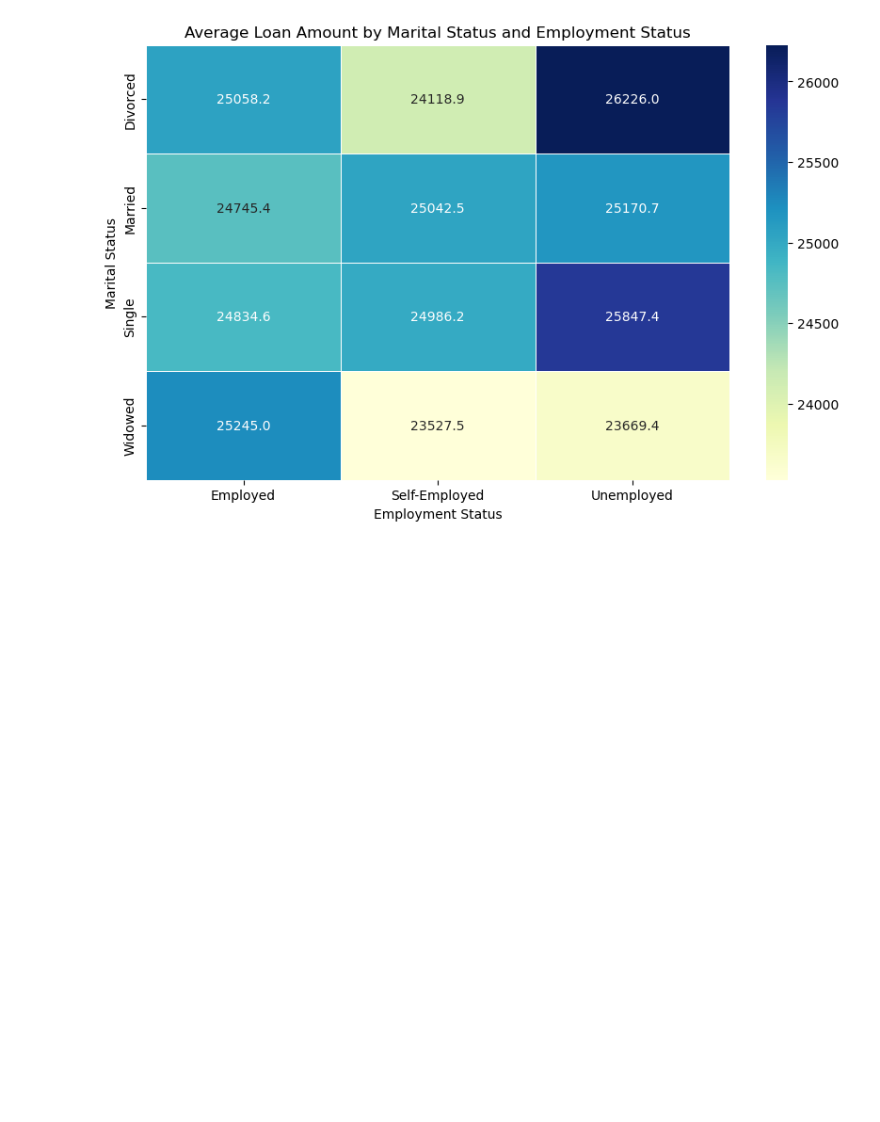
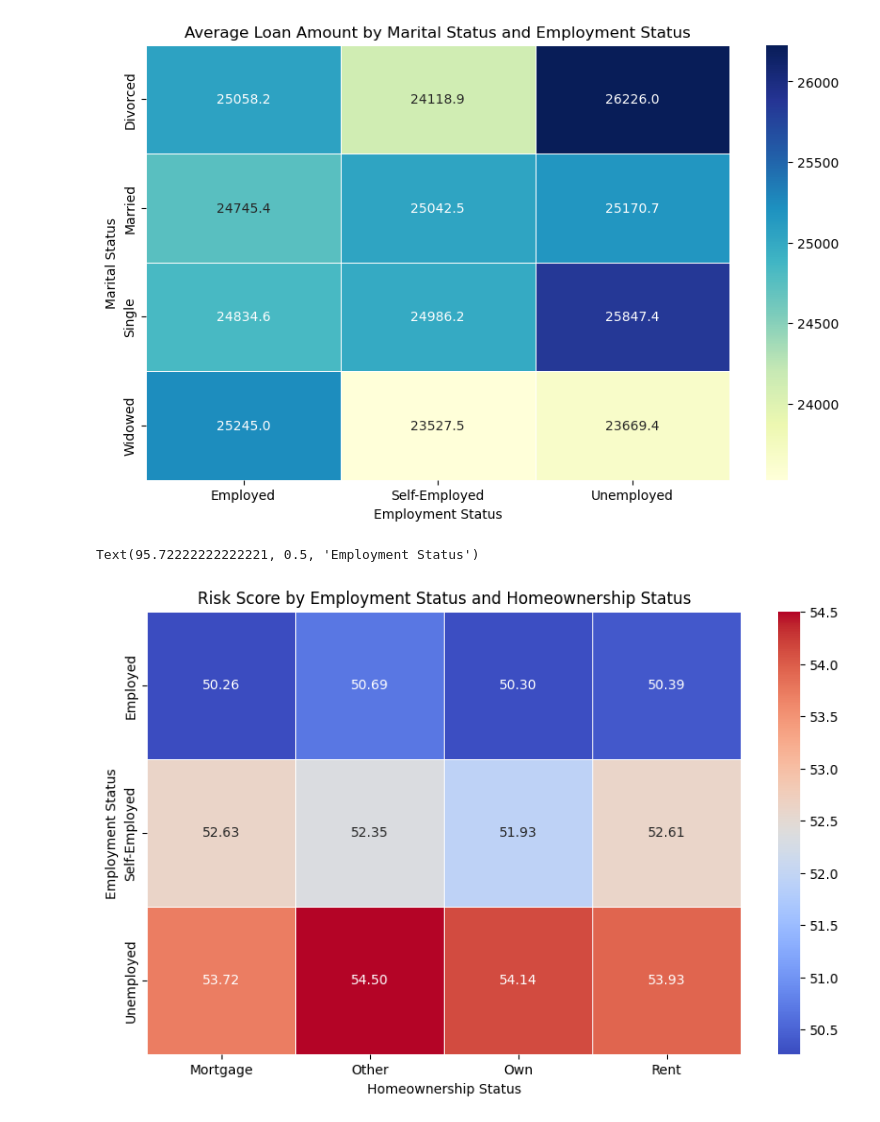
Before and after one commit to sreehari71198/financial-analysis, a Jupyter notebook: project.ipynb, the cells around one changed output. Drawn from its saved outputs; the diff is of its cells as text; code cells hidden in the pictures; blank space fills up the shorter version.

```diff
--- a/project.ipynb
+++ b/project.ipynb
@@ -4,4 +4,4 @@ import matplotlib.pyplot as plt
 import seaborn as sns
 # %%
 # Load the dataset
-df = pd.read_csv('Loan.csv')
+df = pd.read_csv('/content/sample_data/Loan.csv')
@@ -225,3 +271,14 @@ plt.ylabel('Marital Status')
 plt.show()
 # %% [output]
 [figure]
+# %%
+# heatmap of employment status and homeownership status with risk scoring
+plt.figure(figsize=(10, 6))
+pivot_table = df.pivot_table(index='EmploymentStatus', columns='HomeOwnershipStatus', values='RiskScore', aggfunc='mean')
+sns.heatmap(pivot_table, annot=True, fmt=".2f", cmap="coolwarm", linewidths=0.5)
+plt.title('Risk Score by Employment Status and Homeownership Status')
+plt.xlabel('Homeownership Status')
+plt.ylabel('Employment Status')
+# %% [output]
+Text(95.72222222222221, 0.5, 'Employment Status')
+[figure, added]
```
Also changed, not shown: parts of 9 cells of this notebook.
